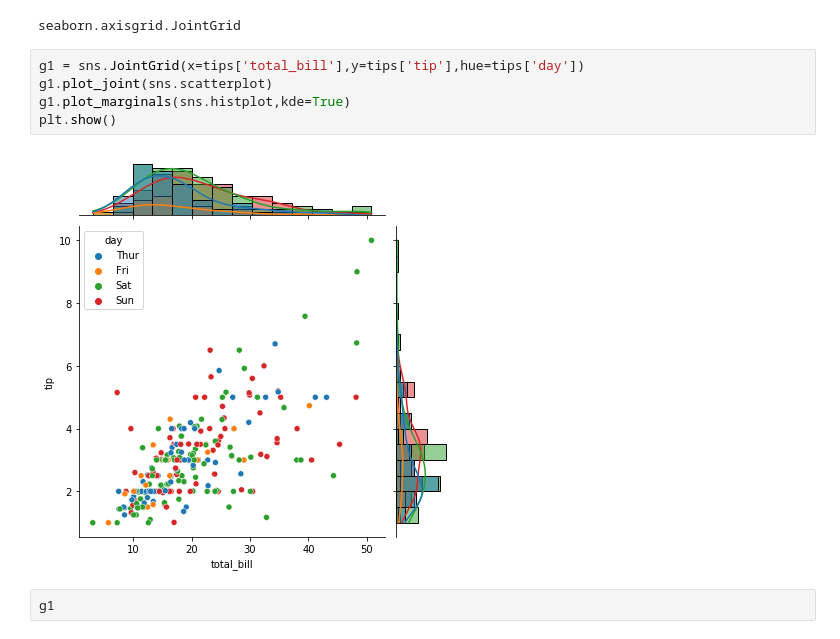
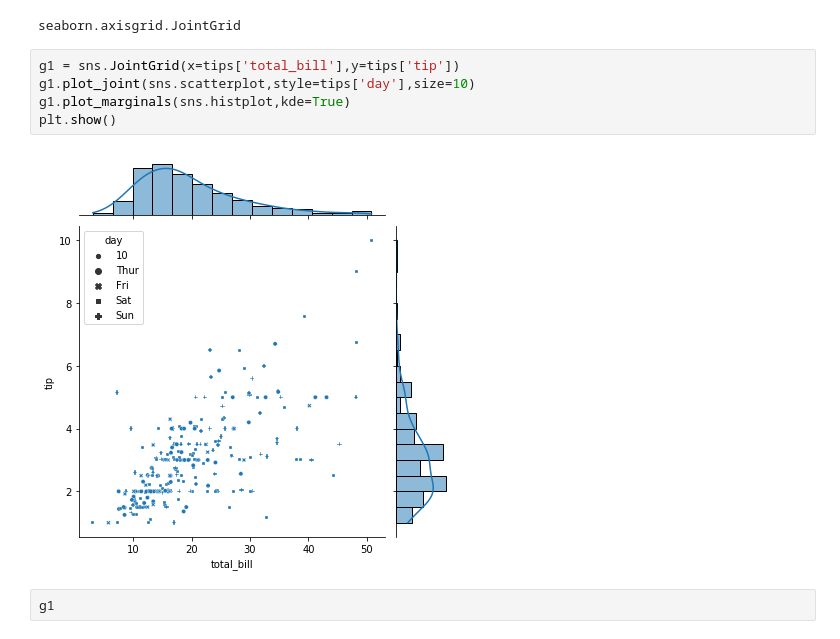
Before and after one commit to ajaytech002/visualization, a Jupyter notebook: Untitled.ipynb, the cells around one changed output. Cells and saved outputs as stored; diff of their text form.

Commit message:
jointgrid_update

```diff
--- a/Untitled.ipynb
+++ b/Untitled.ipynb
@@ -400,12 +400,12 @@ type(a)
 # %% [output]
 seaborn.axisgrid.JointGrid
 # %%
-g1 = sns.JointGrid(x=tips['total_bill'],y=tips['tip'],hue=tips['day'])
-g1.plot_joint(sns.scatterplot)
+g1 = sns.JointGrid(x=tips['total_bill'],y=tips['tip'])
+g1.plot_joint(sns.scatterplot,style=tips['day'],size=10)
 g1.plot_marginals(sns.histplot,kde=True)
 plt.show()
 # %% [output]
-[figure, old version]
+[figure, new version]
 # %%
 g1
 # %% [output]
```
